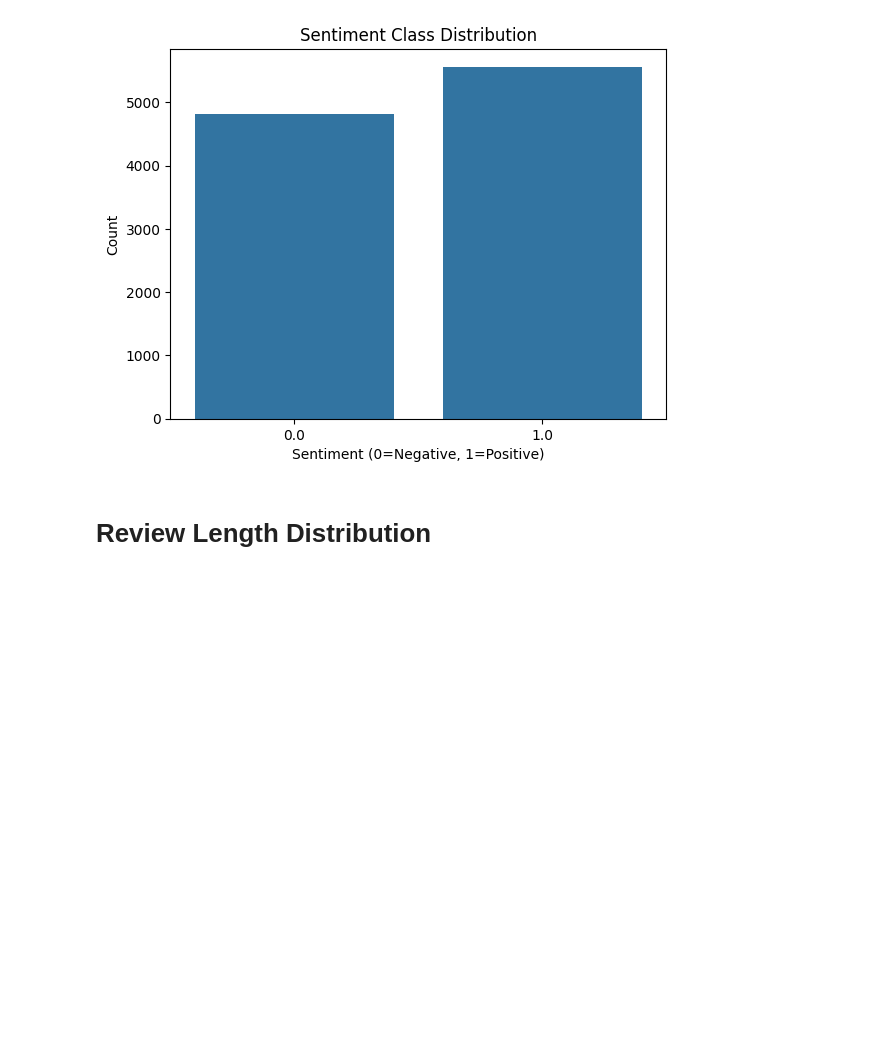
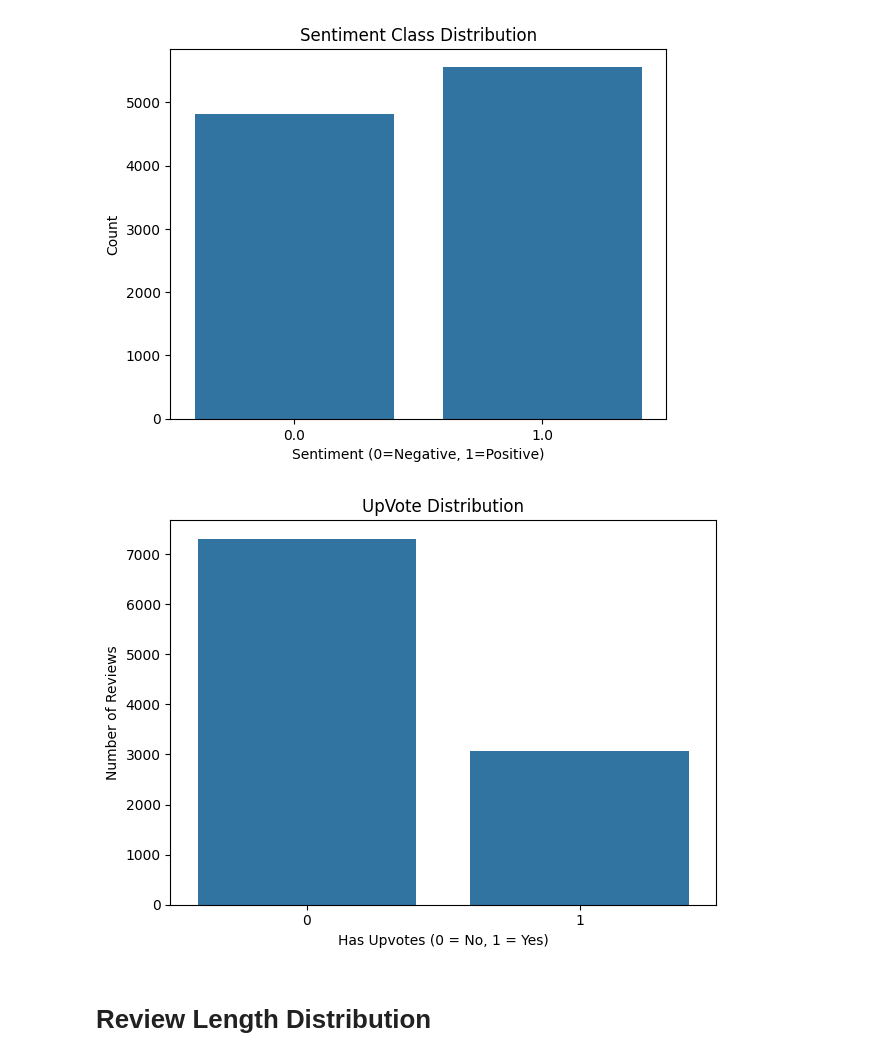
Before and after one commit to Nissi-d/sentiment-analysis, a Jupyter notebook: notebooks/EDA.ipynb, the cells around one changed output. Cells and saved outputs as stored; diff of their text form; code cells hidden in the pictures; blank space fills up the shorter version.

```diff
--- a/notebooks/EDA.ipynb
+++ b/notebooks/EDA.ipynb
@@ -51,6 +51,15 @@ plt.ylabel('Count')
 plt.show()
 # %% [output]
 [figure]
+# %%
+sns.countplot(data=df, x='has_upvotes')
+plt.title("UpVote Distribution")
+plt.xlabel("Has Upvotes (0 = No, 1 = Yes)")
+plt.ylabel("Number of Reviews")
+plt.tight_layout()
+plt.show()
+# %% [output]
+[figure, added]
 # %% [markdown]
 # Review Length Distribution
 # %%
```
Also changed, not shown: parts of 7 cells of this notebook, 2 other files.
